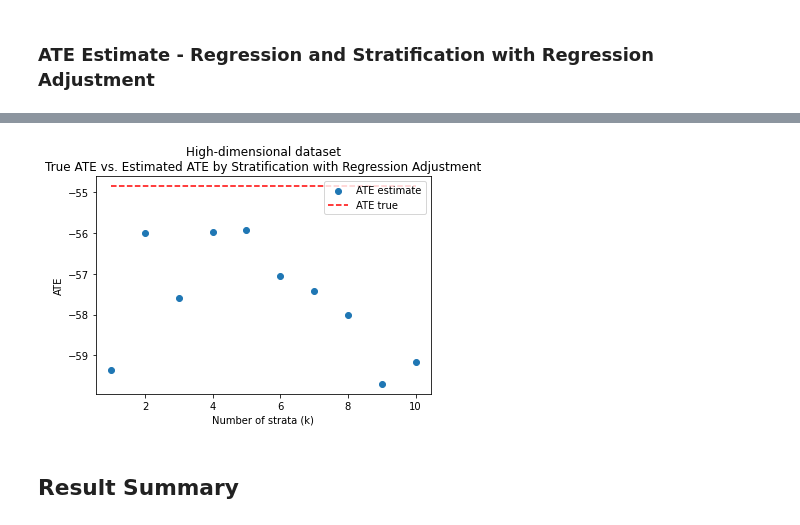
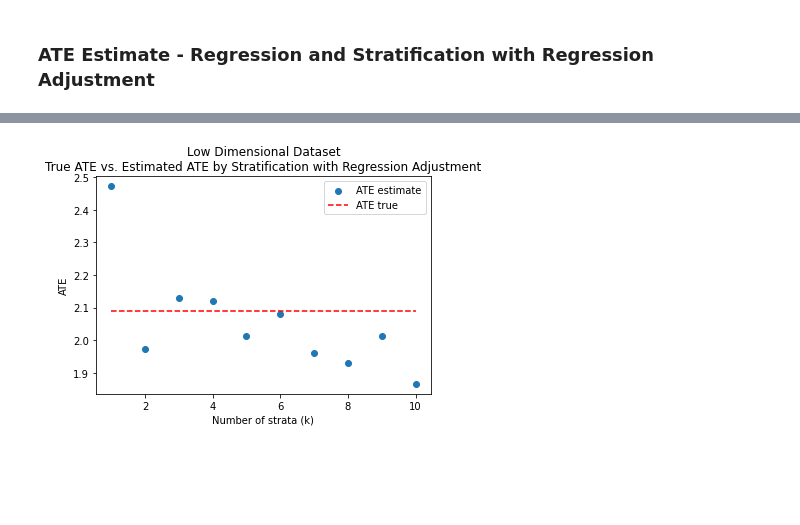
Before and after one commit to TZstatsADS/Spring2021-Project4-group2, a Jupyter notebook: doc/ATE-workbook.ipynb, the cells around one changed output, grey strips where cells are left out. Drawn from its saved outputs; the diff is of its cells as text; code cells hidden in the pictures; blank space fills up the shorter version.

```diff
--- a/doc/ATE-workbook.ipynb
+++ b/doc/ATE-workbook.ipynb
@@ -256,8 +333,9 @@ param_grid_xgb = {
 # %% [markdown]
 A copy of best hyperparameters from grid search
 # %%
-best_params_xgb = {'colsample_bytree': 0.8, 'gamma': 1.0, 'max_depth': 3, 'min_child_weight': 1, 'n_estimators': 10,
-                        'objective': 'reg:squarederror', 'subsample': 0.8}
+best_params_xgb = {'colsample_bytree': 0.8, 'gamma': 0.5, 'max_depth': 4,
+                   'min_child_weight': 1, 'n_estimators': 20,
+                   'objective': 'reg:squarederror', 'subsample': 1.0}
 
 xgb = XGBClassifier(n_jobs=-1,random_state=RANDOM_STATE).set_params(**best_params_xgb).fit(X_train, A_train)
 # %%
@@ -269,2 +347,2 @@ print(xgb.score(X_test, A_test))
 # %%
-propensity_score_xgb = xgb.predict(np.array(dataset.iloc[:, 2:]))
+propensity_score_xgb = xgb.predict_proba(np.array(dataset.iloc[:, 2:]))[:, 1]
@@ -285,7 +369,18 @@ def combine_data(ps, A, y):
     )
     return data_combined
 # %%
-data_for_ATE = combine_data(propensity_score_gbm, dataset.A, dataset.Y)
+##############################################################################
+# UPDATE PROPENSITY SCORE OPTION HERE
+#
+#
+
+data_for_ATE = combine_data(propensity_score_xgb, dataset.A, dataset.Y)
+
+#
+#
+#
+##############################################################################
+##############################################################################
 # %%
 plt.plot(data_for_ATE[data_for_ATE.A==0].e,
          data_for_ATE[data_for_ATE.A==0].Y, 'o')
@@ -297,9 +392,9 @@ plt.show()
 # %% [markdown]
 ### ATE Estimate - Stratification
 # %%
-def Stratify(data:pd.DataFrame, k:int):
+def Stratify(data_for_ATE:pd.DataFrame, k:int):
 
-    data_copy = data.copy()
+    data_copy = data_for_ATE.copy()
 
     # rank to resolve duplicate edge cases
     data_copy['bin'] = pd.qcut(
@@ -392,12 +491,10 @@ Calculate_ATE_StratRegrAdjusted_with_X(data_for_ATE, data_X, 5)
 # %%
 plt.scatter(range(1,11), [Calculate_ATE_StratRegrAdjusted_with_X(data_for_ATE, data_X, k) for k in range(1, 11)], label = 'ATE estimate')
-plt.hlines(high_true_ATE, 1, 10, colors='red', linestyles='dashed', label='ATE true')
-plt.title("High-dimensional dataset\nTrue ATE vs. Estimated ATE by Stratification with Regression Adjustment")
+plt.hlines(true_ATE, 1, 10, colors='red', linestyles='dashed', label='ATE true')
+plt.title(dataset_name + "\nTrue ATE vs. Estimated ATE by Stratification with Regression Adjustment")
 plt.xlabel("Number of strata (k)")
 plt.ylabel("ATE")
 plt.legend()
 plt.show()
 # %% [output]
-[figure, old version]
+[figure, new version]
-# %% [markdown]
-## Result Summary
```
Also changed, not shown: parts of 59 cells of this notebook.
